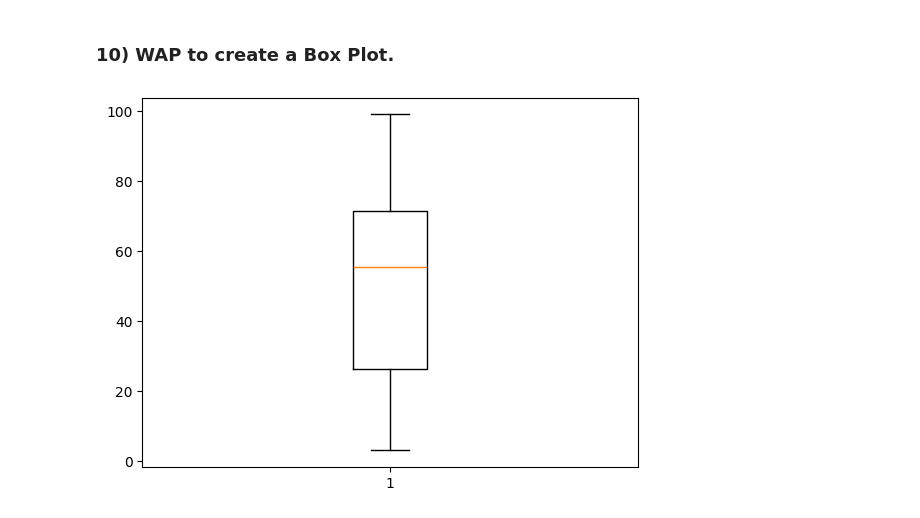
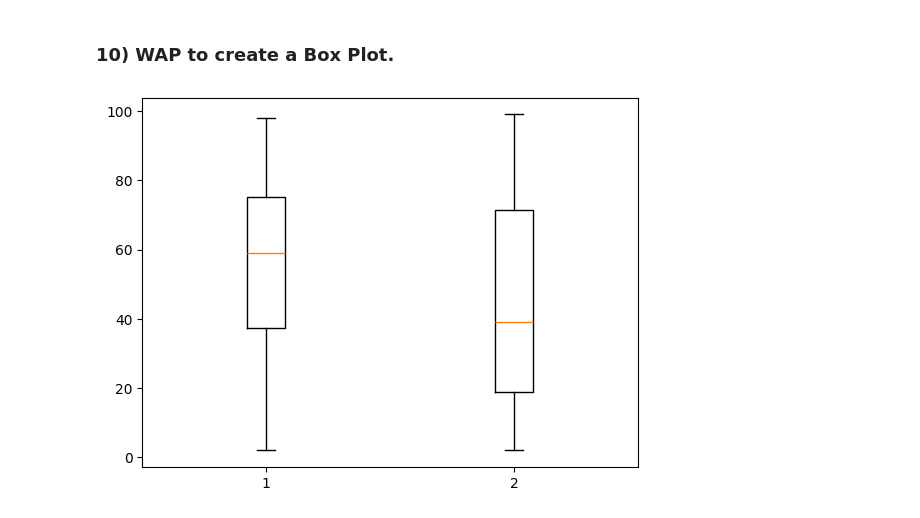
Before and after one commit to Dhairya3391/Python, a Jupyter notebook: Python Programming - Lab - 12.ipynb, the cells around one changed output. Cells and saved outputs as stored; diff of their text form; code cells hidden in the pictures.

```diff
--- a/Python Programming - Lab - 12.ipynb
+++ b/Python Programming - Lab - 12.ipynb
@@ -104,8 +120,9 @@ plt.show()
 ### 10) WAP to create a Box Plot.
 # %%
 x = [random.randint(1, 100) for i in range(1, 51)]
+y = [random.randint(1, 100) for i in range(1, 51)]
 
-plt.boxplot(x)
+plt.boxplot([x, y])
 plt.show()
 # %% [output]
-[figure, old version]
+[figure, new version]
```
Also changed, not shown: parts of 5 cells of this notebook.
